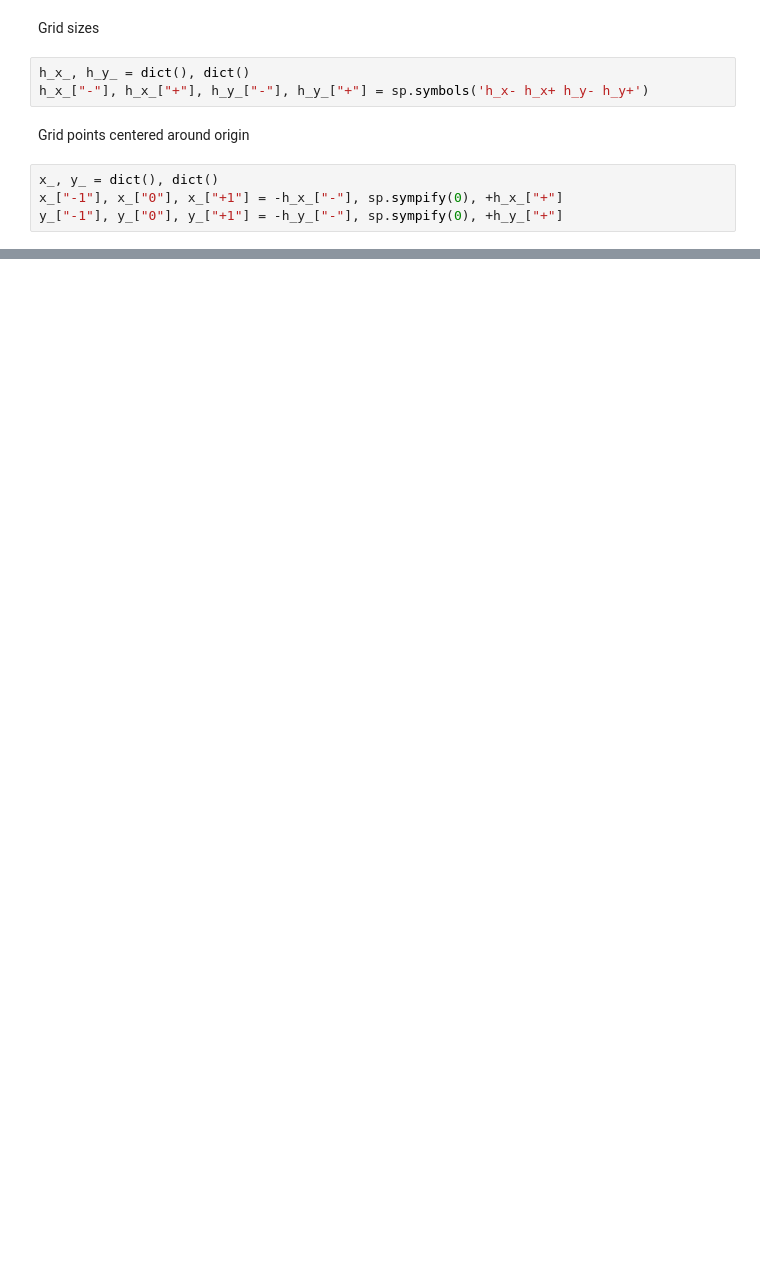
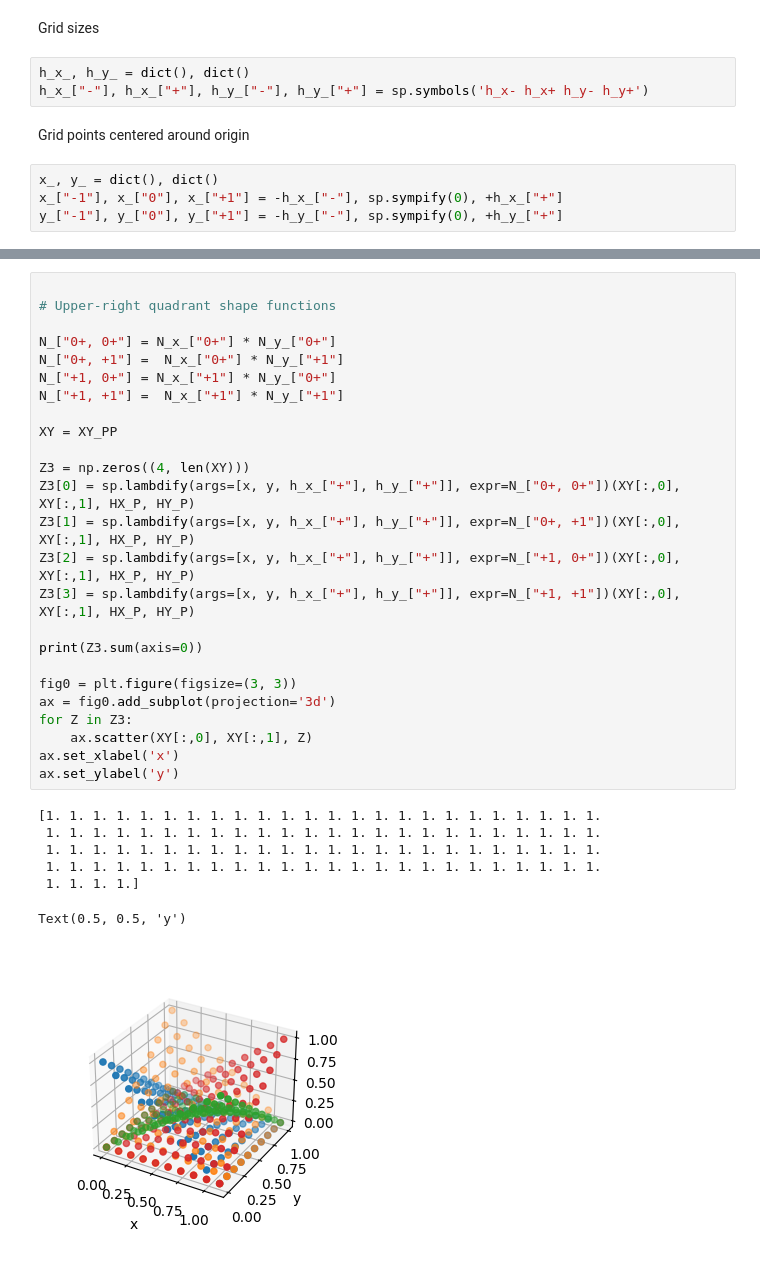
Before and after one commit to vitaldenodrest/greenwich, a Jupyter notebook: M0/2D_dispersion.ipynb, the cells around one changed output, grey strips where cells are left out. Cells and saved outputs as stored; diff of their text form; blank space fills up the shorter version.

```diff
--- a/M0/2D_dispersion.ipynb
+++ b/M0/2D_dispersion.ipynb
@@ -113,0 +217,33 @@ N_1 = sp.sympify(1/4) *
+# %%
+
+# Upper-right quadrant shape functions
+
+N_["0+, 0+"] = N_x_["0+"] * N_y_["0+"]
+N_["0+, +1"] =  N_x_["0+"] * N_y_["+1"]
+N_["+1, 0+"] = N_x_["+1"] * N_y_["0+"]
+N_["+1, +1"] =  N_x_["+1"] * N_y_["+1"]
+
+XY = XY_PP
+
+Z3 = np.zeros((4, len(XY)))
+Z3[0] = sp.lambdify(args=[x, y, h_x_["+"], h_y_["+"]], expr=N_["0+, 0+"])(XY[:,0], XY[:,1], HX_P, HY_P)
+Z3[1] = sp.lambdify(args=[x, y, h_x_["+"], h_y_["+"]], expr=N_["0+, +1"])(XY[:,0], XY[:,1], HX_P, HY_P)
+Z3[2] = sp.lambdify(args=[x, y, h_x_["+"], h_y_["+"]], expr=N_["+1, 0+"])(XY[:,0], XY[:,1], HX_P, HY_P)
+Z3[3] = sp.lambdify(args=[x, y, h_x_["+"], h_y_["+"]], expr=N_["+1, +1"])(XY[:,0], XY[:,1], HX_P, HY_P)
+
+print(Z3.sum(axis=0))
+
+fig0 = plt.figure(figsize=(3, 3))
+ax = fig0.add_subplot(projection='3d')
+for Z in Z3:
+    ax.scatter(XY[:,0], XY[:,1], Z)
+ax.set_xlabel('x')
+ax.set_ylabel('y')
+# %% [output]
+[1. 1. 1. 1. 1. 1. 1. 1. 1. 1. 1. 1. 1. 1. 1. 1. 1. 1. 1. 1. 1. 1. 1. 1.
+ 1. 1. 1. 1. 1. 1. 1. 1. 1. 1. 1. 1. 1. 1. 1. 1. 1. 1. 1. 1. 1. 1. 1. 1.
+ 1. 1. 1. 1. 1. 1. 1. 1. 1. 1. 1. 1. 1. 1. 1. 1. 1. 1. 1. 1. 1. 1. 1. 1.
+ 1. 1. 1. 1. 1. 1. 1. 1. 1. 1. 1. 1. 1. 1. 1. 1. 1. 1. 1. 1. 1. 1. 1. 1.
+ 1. 1. 1. 1.]
+Text(0.5, 0.5, 'y')
+[figure, added]
```
Also changed, not shown: parts of 15 cells of this notebook, 3 other files.
